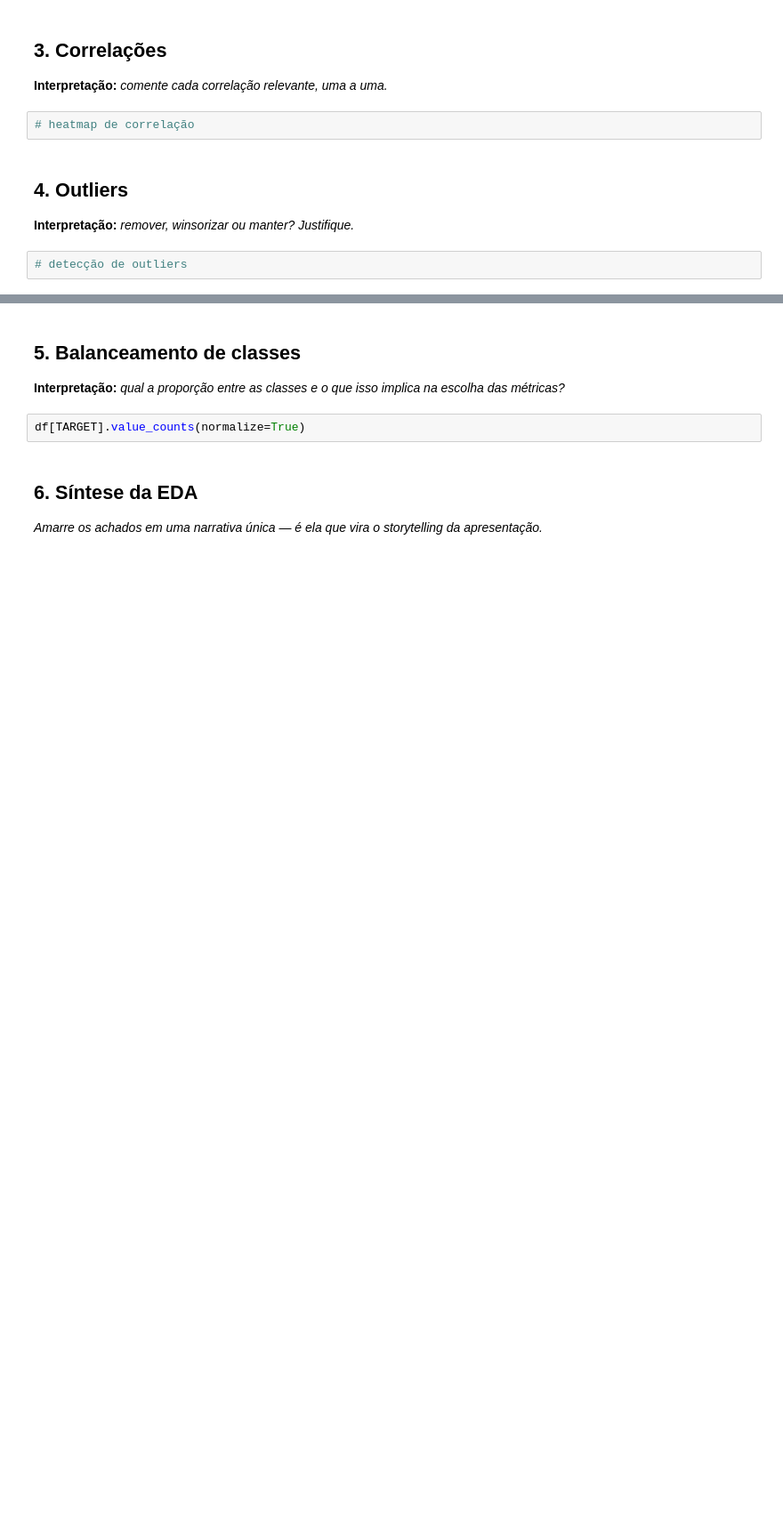
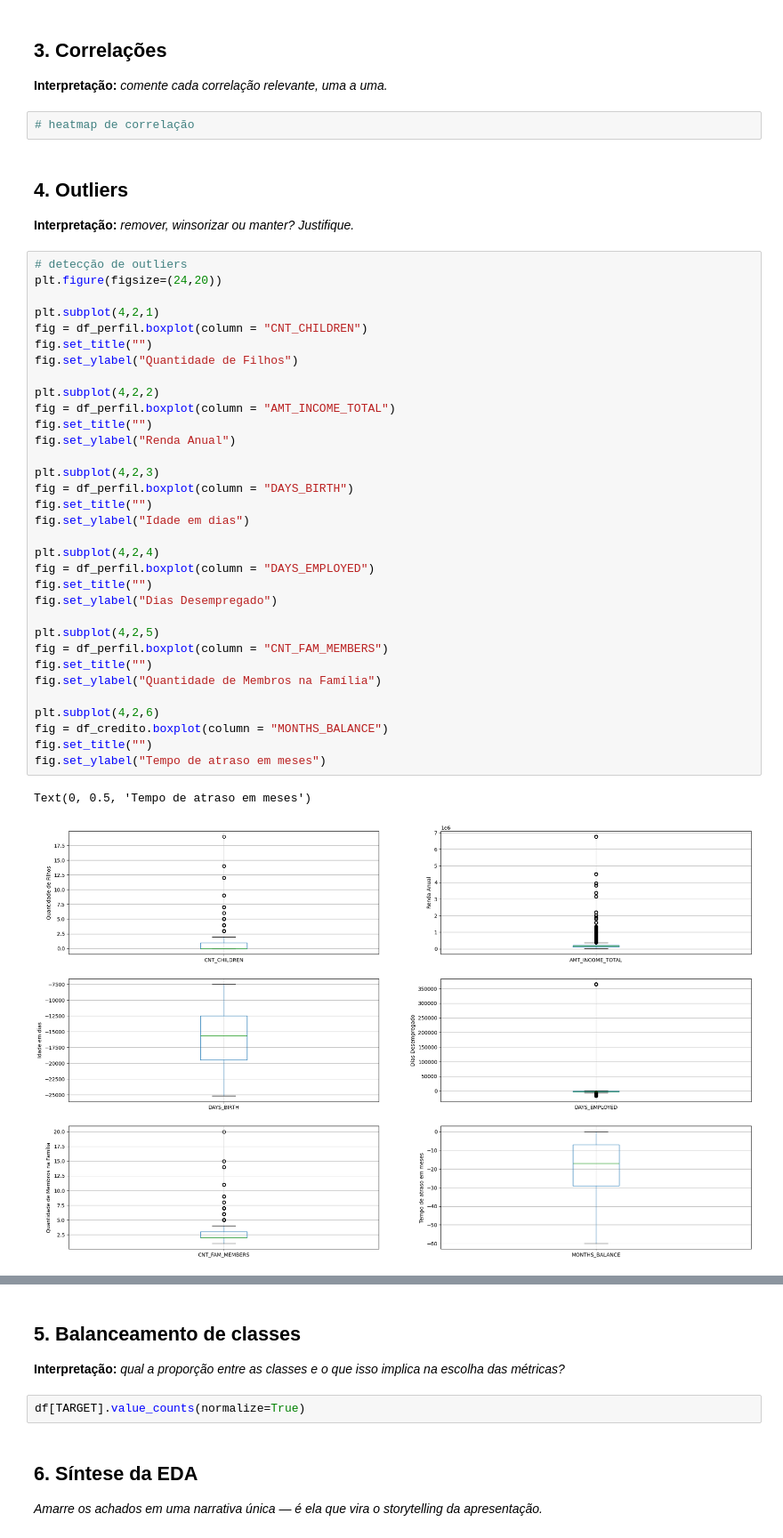
Before and after one commit to camilavbr/Tech_Challenge_Fase2_rm377839, a Jupyter notebook: notebooks/01_eda.ipynb, the cells around one changed output, grey strips where cells are left out. Shown at 89% size. Saved outputs shown, nothing was run; the diff lists cells and outputs as text; blank space fills up the shorter version.

```diff
--- a/notebooks/01_eda.ipynb
+++ b/notebooks/01_eda.ipynb
@@ -123,3 +188,37 @@ df.describe().T
 **Interpretação:** _remover, winsorizar ou manter? Justifique._
 # %%
 # detecção de outliers
+plt.figure(figsize=(24,20))
+
+plt.subplot(4,2,1)
+fig = df_perfil.boxplot(column = "CNT_CHILDREN")
+fig.set_title("")
+fig.set_ylabel("Quantidade de Filhos")
+
+plt.subplot(4,2,2)
+fig = df_perfil.boxplot(column = "AMT_INCOME_TOTAL")
+fig.set_title("")
+fig.set_ylabel("Renda Anual")
+
+plt.subplot(4,2,3)
+fig = df_perfil.boxplot(column = "DAYS_BIRTH")
+fig.set_title("")
+fig.set_ylabel("Idade em dias")
+
+plt.subplot(4,2,4)
+fig = df_perfil.boxplot(column = "DAYS_EMPLOYED")
+fig.set_title("")
+fig.set_ylabel("Dias Desempregado")
+
+plt.subplot(4,2,5)
+fig = df_perfil.boxplot(column = "CNT_FAM_MEMBERS")
+fig.set_title("")
+fig.set_ylabel("Quantidade de Membros na Família")
+
+plt.subplot(4,2,6)
+fig = df_credito.boxplot(column = "MONTHS_BALANCE")
+fig.set_title("")
+fig.set_ylabel("Tempo de atraso em meses")
+# %% [output]
+Text(0, 0.5, 'Tempo de atraso em meses')
+[figure, added]
```
Also changed, not shown: parts of 7 cells of this notebook.
